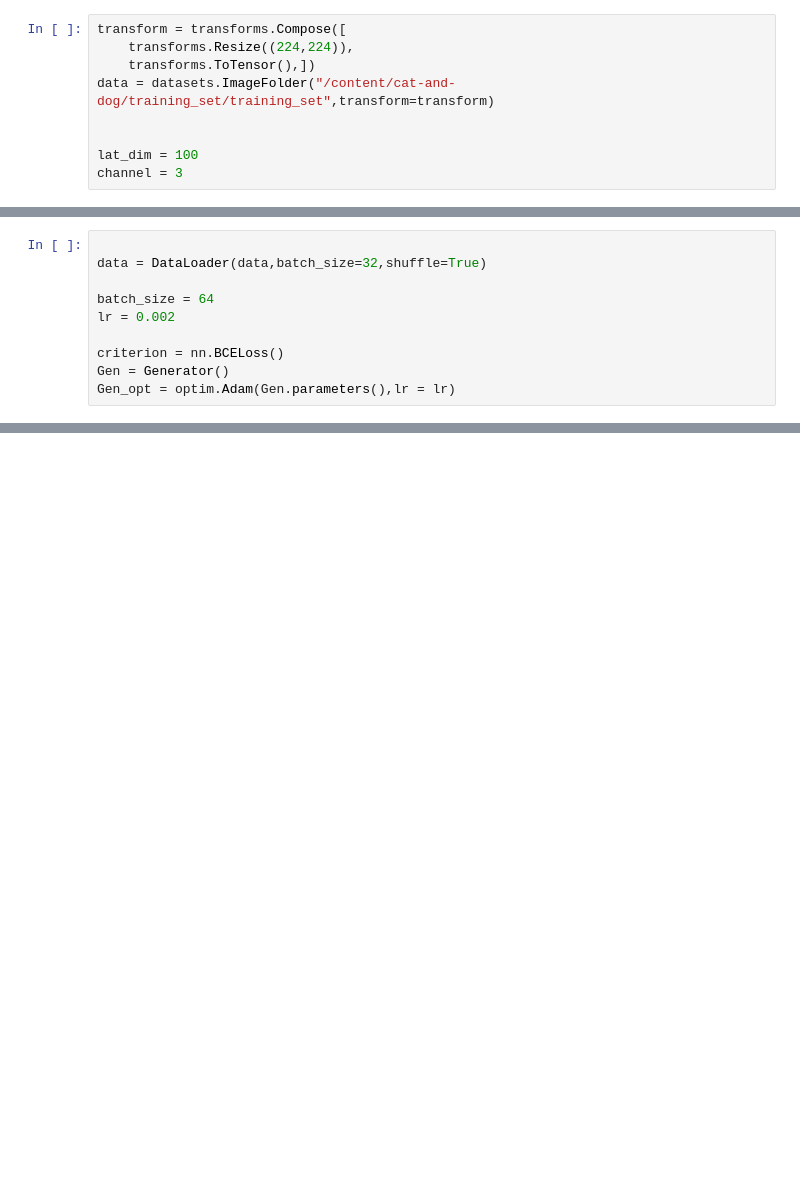
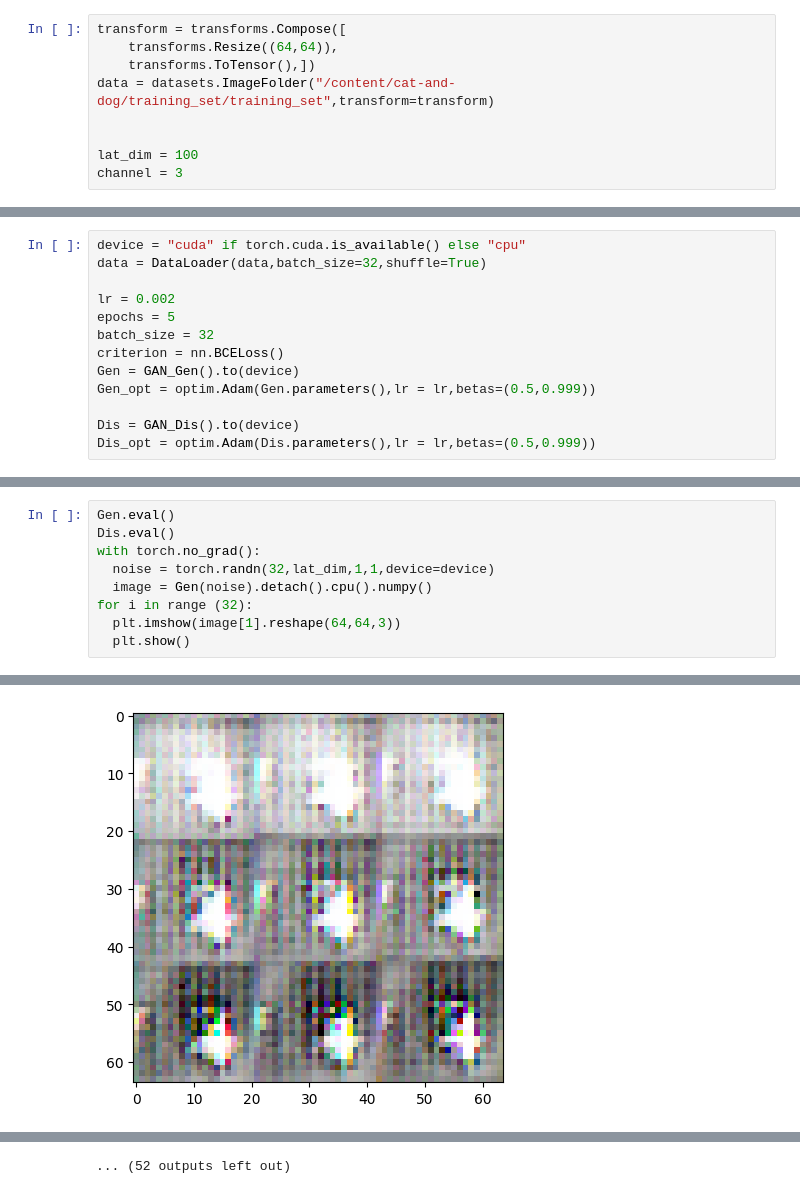
Before and after one commit to Rishikesh-2006/NNs, a Jupyter notebook: GAN.ipynb, the cells around one changed output, grey strips where cells are left out. Saved outputs shown, nothing was run; the diff lists cells and outputs as text; blank space fills up the shorter version.

```diff
--- a/GAN.ipynb
+++ b/GAN.ipynb
@@ -40,6 +12,6 @@ from torchvision import datasets,transforms
 # %%
 transform = transforms.Compose([
-    transforms.Resize((224,224)),
+    transforms.Resize((64,64)),
     transforms.ToTensor(),])
 data = datasets.ImageFolder("/content/cat-and-dog/training_set/training_set",transform=transform)
 
@@ -126,10 +104,13 @@ class Dataset(Dataset):
 # %%
-
+device = "cuda" if torch.cuda.is_available() else "cpu"
 data = DataLoader(data,batch_size=32,shuffle=True)
 
-batch_size = 64
 lr = 0.002
+epochs = 5
+batch_size = 32
+criterion = nn.BCELoss()
+Gen = GAN_Gen().to(device)
+Gen_opt = optim.Adam(Gen.parameters(),lr = lr,betas=(0.5,0.999))
 
-criterion = nn.BCELoss()
-Gen = Generator()
-Gen_opt = optim.Adam(Gen.parameters(),lr = lr)
+Dis = GAN_Dis().to(device)
+Dis_opt = optim.Adam(Dis.parameters(),lr = lr,betas=(0.5,0.999))
@@ -137,0 +166,10 @@ TypeError: Can't instantiate abstract class Generator without an implementation
+# %%
+Gen.eval()
+Dis.eval()
+with torch.no_grad():
+  noise = torch.randn(32,lat_dim,1,1,device=device)
+  image = Gen(noise).detach().cpu().numpy()
+for i in range (32):
+  plt.imshow(image[1].reshape(64,64,3))
+  plt.show()
+# %% [output]
@@ -137,0 +177 @@ TypeError: Can't instantiate abstract class Generator without an implementation
+[figure, added]
@@ -137,0 +188 @@ TypeError: Can't instantiate abstract class Generator without an implementation
+... (52 outputs left out)
```
Also changed, not shown: parts of 8 cells of this notebook.
